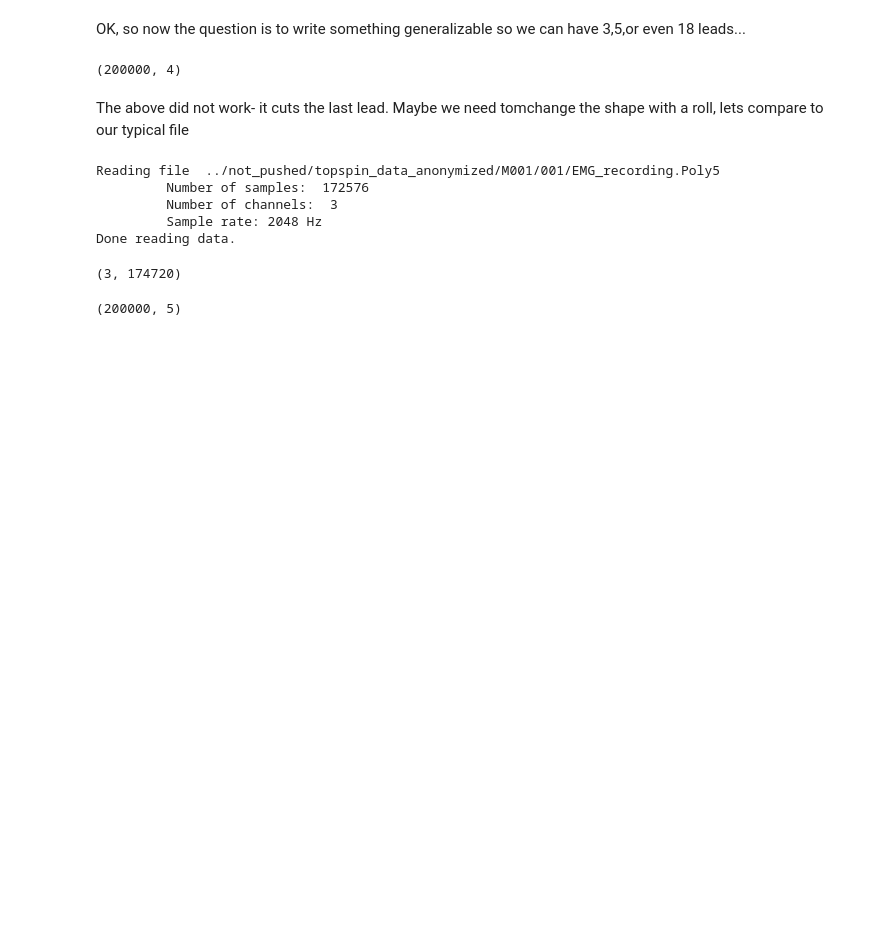
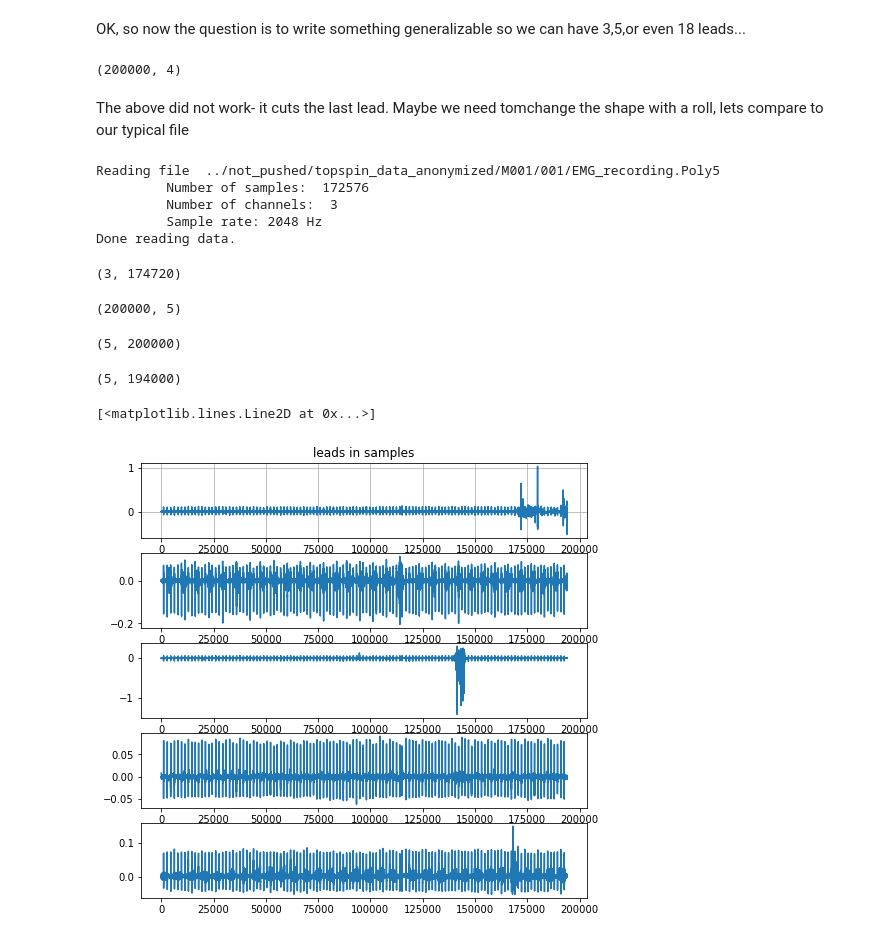
Before and after one commit to ReSurfEMG/ReSurfEMG, a Jupyter notebook: open_work/file_reading.ipynb, the cells around one changed output. Cells and saved outputs as stored; diff of their text form; code cells hidden in the pictures; blank space fills up the shorter version.

```diff
--- a/open_work/file_reading.ipynb
+++ b/open_work/file_reading.ipynb
@@ -253,3 +253,29 @@ file['data_emg'].shape
 (200000, 5)
 # %%
 There we go, we must resolve this so we get the same shaped array before we process it.
+# %%
+rot = np.rot90(file['data_emg'])
+rot.shape
+# %% [output]
+(5, 200000)
+# %%
+cut_file_data = hf.bad_end_cutter_for_samples(rot, percent_to_cut=3, tolerance_percent=5)
+cut_file_data.shape
+# %% [output]
+(5, 194000)
+# %%
+%matplotlib inline
+# set up plotn
+x = cut_file_data # data_samples
+fig, axis = plt.subplots(nrows = 5, ncols = 1, figsize=(8, 8))
+#ax.set_ylim([-4, 4d])
+axis[0].grid(True)
+axis[0].plot(x[0])
+axis[0].set(title='leads in samples')
+axis[1].plot(x[1])
+axis[2].plot(x[2])
+axis[3].plot(x[3])
+axis[4].plot(x[4])
+# %% [output]
+[<matplotlib.lines.Line2D at 0x...>]
+[figure, added]
```
